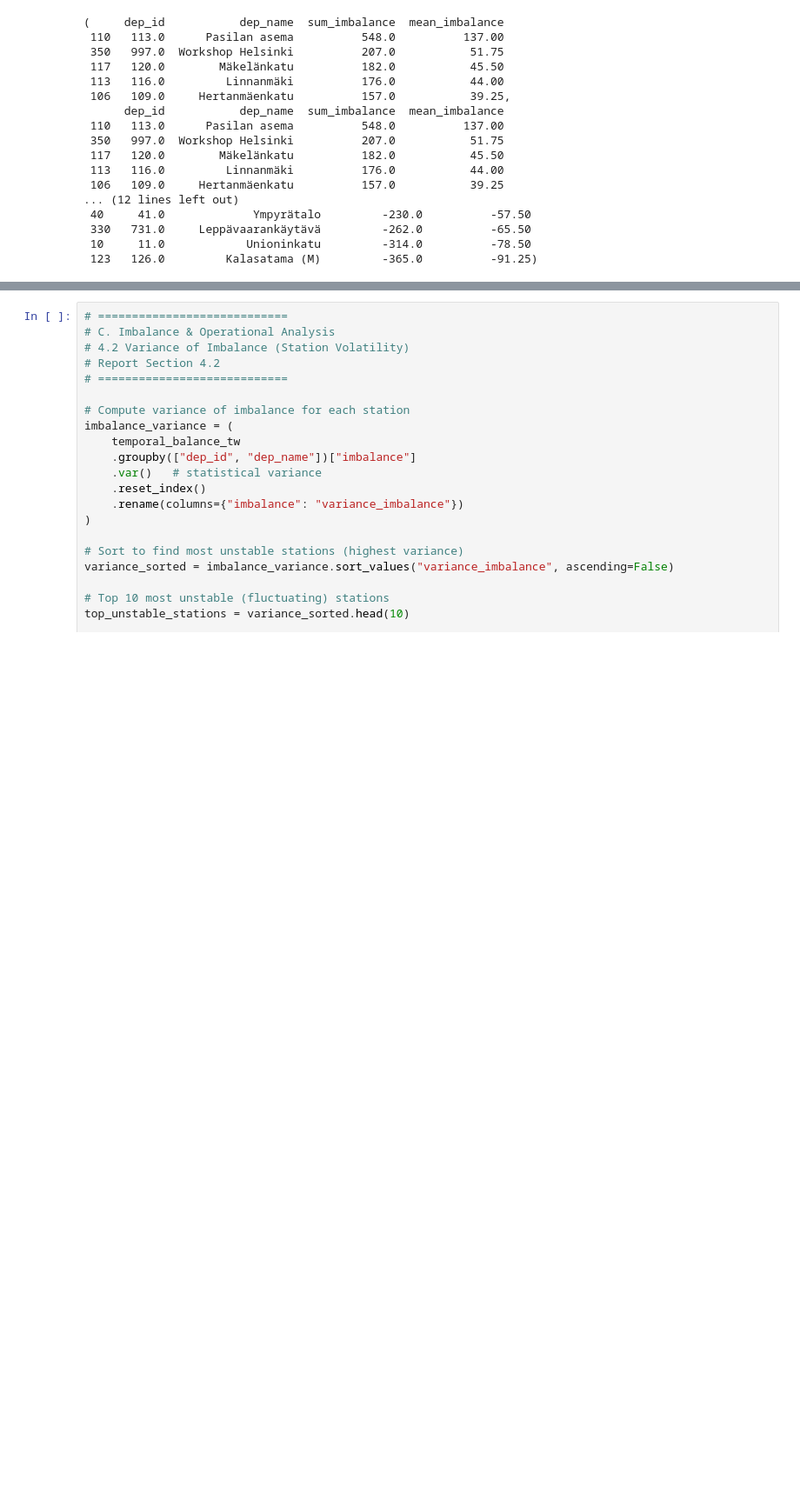
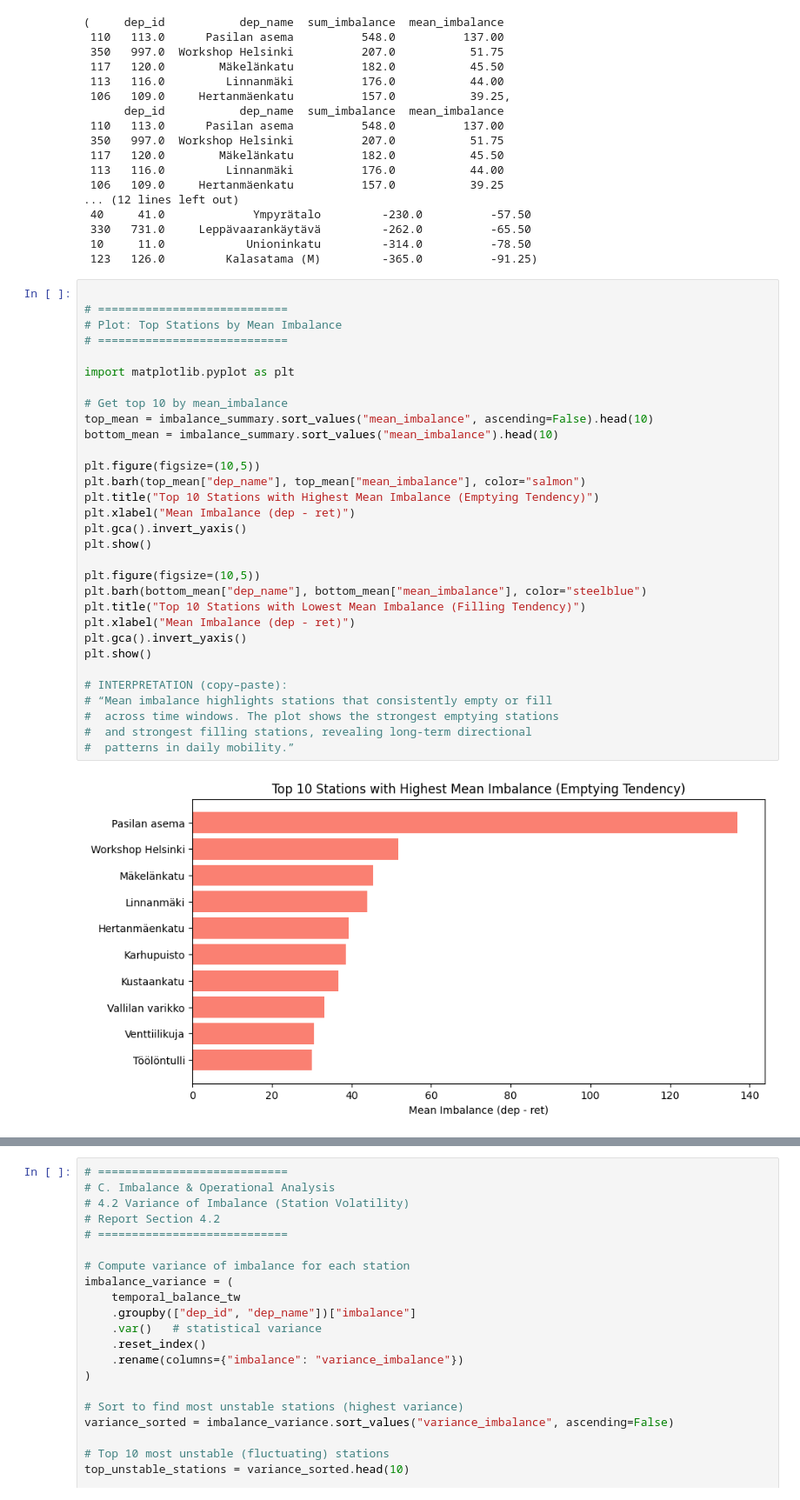
Before and after one commit to nfcolak/Network-Science---Helsinki-City-Bikes---UZH, a Jupyter notebook: notebooks/temporal_analysis.ipynb, the cells around one changed output, grey strips where cells are left out. Shown at 87% size. Saved outputs shown, nothing was run; the diff lists cells and outputs as text; blank space fills up the shorter version.

Commit message:
feat: add new visuals

```diff
--- a/notebooks/temporal_analysis.ipynb
+++ b/notebooks/temporal_analysis.ipynb
@@ -448,3 +806,36 @@ imbalance_summary_sorted.head(), top_sum_emptying, top_sum_filling
  330   731.0     Leppävaarankäytävä         -262.0          -65.50
  10     11.0            Unioninkatu         -314.0          -78.50
  123   126.0         Kalasatama (M)         -365.0          -91.25)
+# %%
+
+# ============================
+# Plot: Top Stations by Mean Imbalance
+# ============================
+
+import matplotlib.pyplot as plt
+
+# Get top 10 by mean_imbalance
+top_mean = imbalance_summary.sort_values("mean_imbalance", ascending=False).head(10)
+bottom_mean = imbalance_summary.sort_values("mean_imbalance").head(10)
+
+plt.figure(figsize=(10,5))
+plt.barh(top_mean["dep_name"], top_mean["mean_imbalance"], color="salmon")
+plt.title("Top 10 Stations with Highest Mean Imbalance (Emptying Tendency)")
+plt.xlabel("Mean Imbalance (dep - ret)")
+plt.gca().invert_yaxis()
+plt.show()
+
+plt.figure(figsize=(10,5))
+plt.barh(bottom_mean["dep_name"], bottom_mean["mean_imbalance"], color="steelblue")
+plt.title("Top 10 Stations with Lowest Mean Imbalance (Filling Tendency)")
+plt.xlabel("Mean Imbalance (dep - ret)")
+plt.gca().invert_yaxis()
+plt.show()
+
+# INTERPRETATION (copy–paste):
+# “Mean imbalance highlights stations that consistently empty or fill
+#  across time windows. The plot shows the strongest emptying stations
+#  and strongest filling stations, revealing long-term directional
+#  patterns in daily mobility.”
+# %% [output]
+[figure, added]
```
Also changed, not shown: parts of 29 cells of this notebook.
